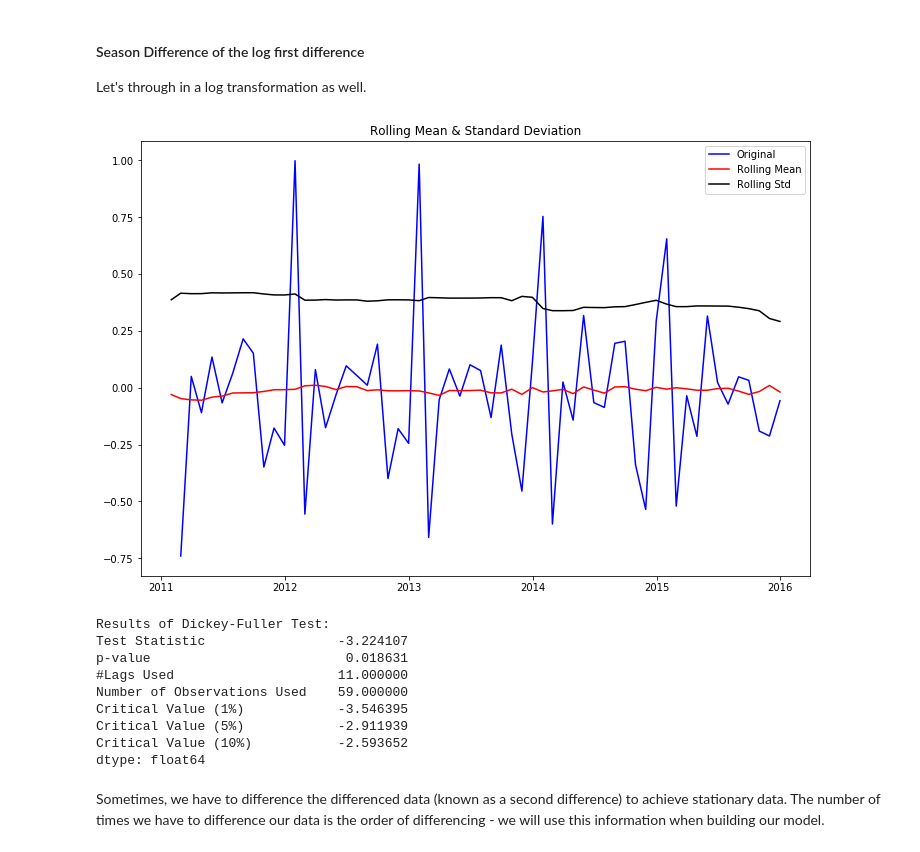
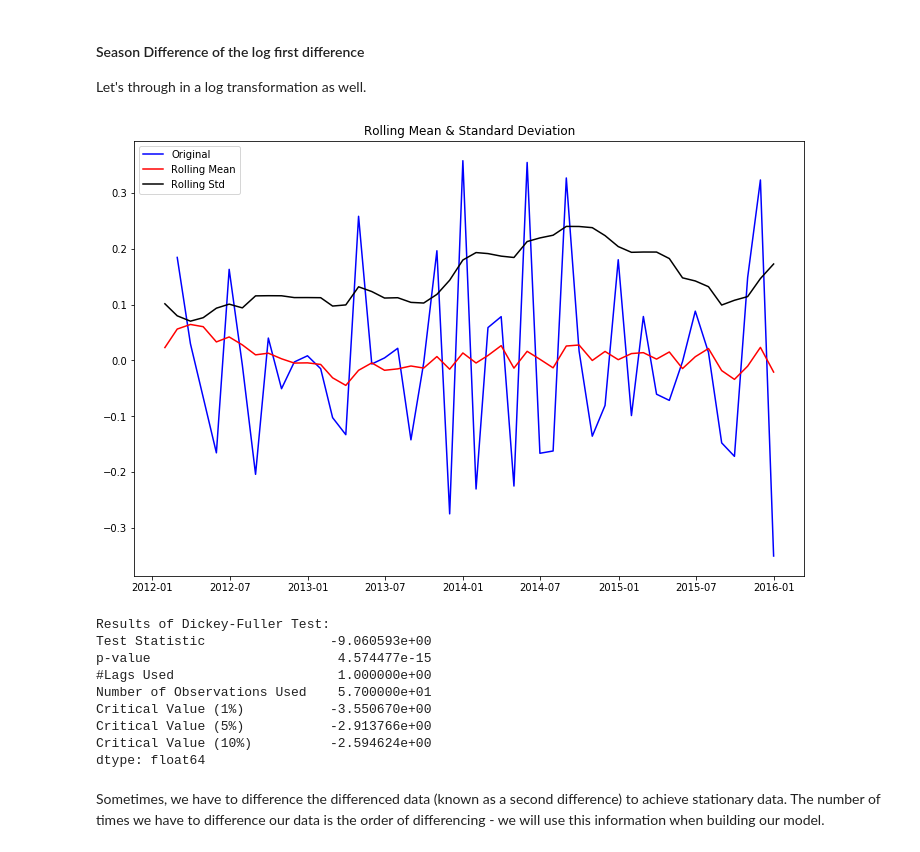
Before and after one commit to Rsaphra/nyc-mhtn-ds-082619-lectures, a Jupyter notebook: Mod_6/Time_Series/Intro_Time_Series.ipynb, the cells around one changed output. Saved outputs shown, nothing was run; the diff lists cells and outputs as text; code cells hidden in the pictures.

```diff
--- a/Mod_6/Time_Series/Intro_Time_Series.ipynb
+++ b/Mod_6/Time_Series/Intro_Time_Series.ipynb
@@ -372,18 +375,18 @@ Let's through in a log transformation as well.
 # %%
 monthly_sales['log_first_difference'] = monthly_sales.natural_log - monthly_sales.natural_log.shift(1)
 monthly_sales['log_seasonal_first_difference'] = monthly_sales.log_first_difference - monthly_sales.log_first_difference.shift(12)
 
-test_stationarity(monthly_sales.log_first_difference.dropna(inplace=False), 12)
+test_stationarity(monthly_sales.log_seasonal_first_difference.dropna(inplace=False), 12)
 # %% [output]
-[figure, old version]
+[figure, new version]
 Results of Dickey-Fuller Test:
-Test Statistic                 -3.224107
-p-value                         0.018631
-#Lags Used                     11.000000
-Number of Observations Used    59.000000
-Critical Value (1%)            -3.546395
-Critical Value (5%)            -2.911939
-Critical Value (10%)           -2.593652
+Test Statistic                -9.060593e+00
+p-value                        4.574477e-15
+#Lags Used                     1.000000e+00
+Number of Observations Used    5.700000e+01
+Critical Value (1%)           -3.550670e+00
+Critical Value (5%)           -2.913766e+00
+Critical Value (10%)          -2.594624e+00
 dtype: float64
 # %% [markdown]
 Sometimes, we have to difference the differenced data (known as a second difference) to achieve stationary data. The number of times we have to difference our data is the order of differencing - we will use this information when building our model.
```
Also changed, not shown: parts of 11 cells of this notebook.
